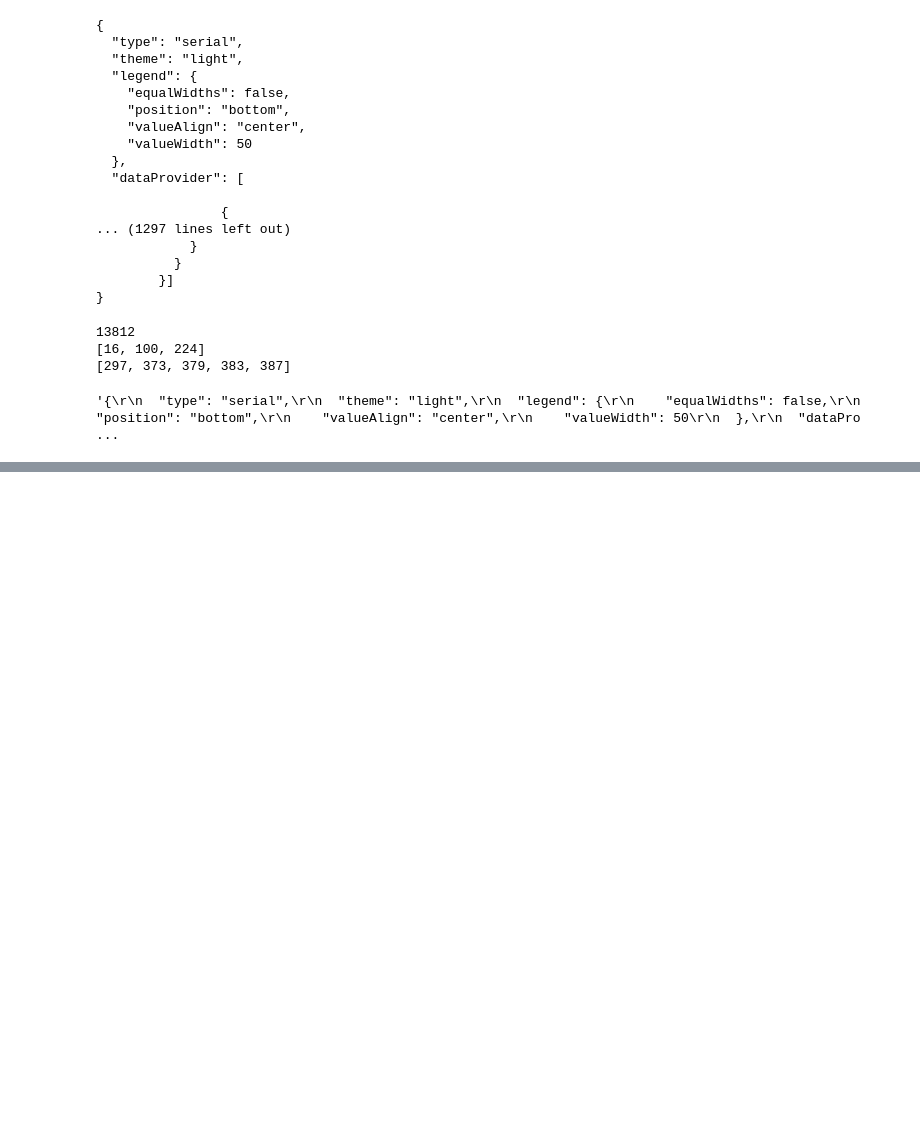
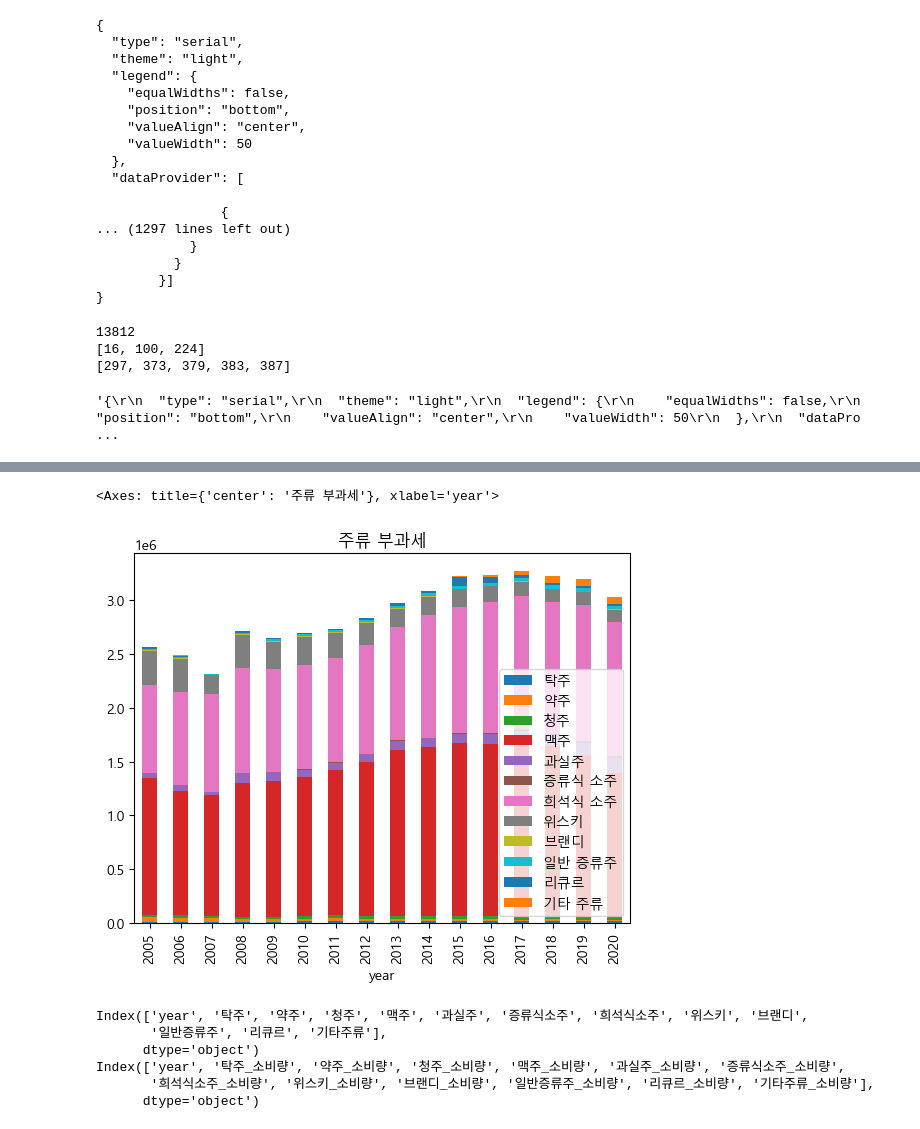
Before and after one commit to WonilKim/pythonk3, a Jupyter notebook: src/chapters/mission.ipynb, the cells around one changed output, grey strips where cells are left out. Cells and saved outputs as stored; diff of their text form; code cells hidden in the pictures; blank space fills up the shorter version.

```diff
--- a/src/chapters/mission.ipynb
+++ b/src/chapters/mission.ipynb
@@ -813,0 +280,10 @@ SyntaxError: invalid syntax (1733196032.py, line 1)
+# %%
+# 태그 텍스트 내부의 json 포맷 영역 가져오기
+data_str = data_tag.text
+start = data_str.find("{")
+# print(start)
+end = data_str.find("});")
+# print(end)
+
+data = data_str[start:end + 1]
+print(data)
@@ -813,0 +308,17 @@ SyntaxError: invalid syntax (1733196032.py, line 1)
+# %%
+# function 영역 삭제
+f_start = data.find("function")
+print(f_start)
+
+import re
+index_open = [m.start() for m in re.finditer('{', data[f_start:])]
+print(index_open)
+
+index_close = [m.start() for m in re.finditer('}', data[f_start:])]
+print(index_close)
+
+f_text = data[f_start:][:index_close[len(index_open)]]
+f_text
+
+data_removed = data[:f_start] + "\"\"" + data[f_start + index_close[len(index_open)]:]
+data_removed
@@ -813,0 +352,5 @@ SyntaxError: invalid syntax (1733196032.py, line 1)
+# %%
+# json -> DataFrame 변환
+
+df_tax = json_normalize(data_json['dataProvider'])
+print(df_tax)
@@ -813,0 +400,5 @@ SyntaxError: invalid syntax (1733196032.py, line 1)
+# %%
+# 필요 없는 컬럼 제거
+df_tax2 = df_tax.loc[:, df_tax.columns != '합계']
+df_tax2 = df_tax2.loc[:, df_tax2.columns != '주정']
+df_tax2
@@ -813,0 +423,26 @@ SyntaxError: invalid syntax (1733196032.py, line 1)
+# %%
+df_tax2.plot.bar(x='year', stacked=True, title='주류 부과세')
+# %% [output]
+<Axes: title={'center': '주류 부과세'}, xlabel='year'>
+[figure, added]
+# %%
+# 소비량 데이터 컬럼 이름 변경
+print(df2.columns)
+
+new_columns = []
+
+for i in range(len(df2.columns)) :
+    if df2.columns[i] != "year":
+        new_columns.append(str(df2.columns[i]).replace(" ", "") + "_소비량")
+    else:
+        new_columns.append(df2.columns[i])
+
+df2.columns = new_columns
+print(df2.columns)
+# %% [output]
+Index(['year', '탁주', '약주', '청주', '맥주', '과실주', '증류식소주', '희석식소주', '위스키', '브랜디',
+       '일반증류주', '리큐르', '기타주류'],
+      dtype='object')
+Index(['year', '탁주_소비량', '약주_소비량', '청주_소비량', '맥주_소비량', '과실주_소비량', '증류식소주_소비량',
+       '희석식소주_소비량', '위스키_소비량', '브랜디_소비량', '일반증류주_소비량', '리큐르_소비량', '기타주류_소비량'],
+      dtype='object')
```
Also changed, not shown: parts of 53 cells of this notebook, 3 other files.
